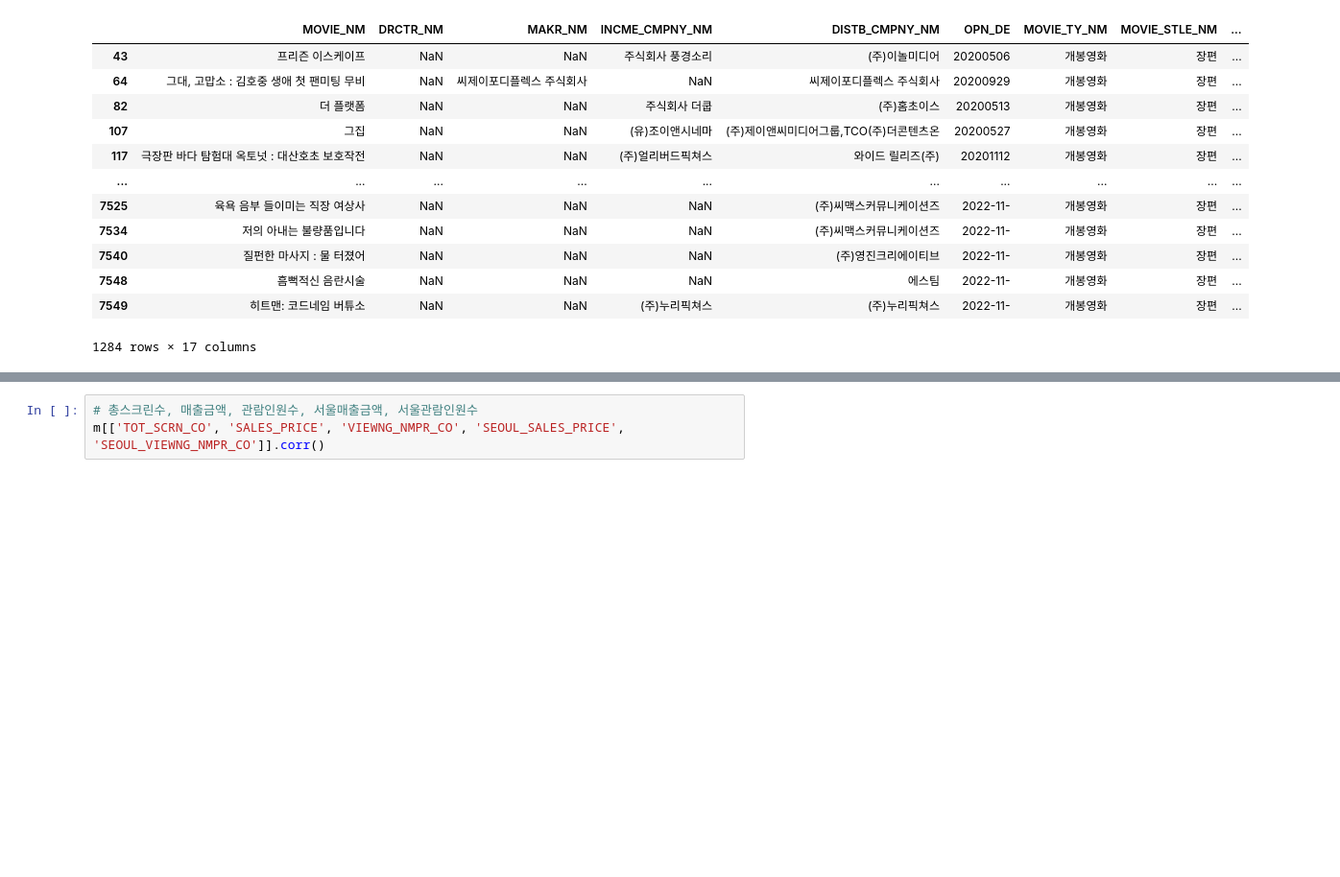
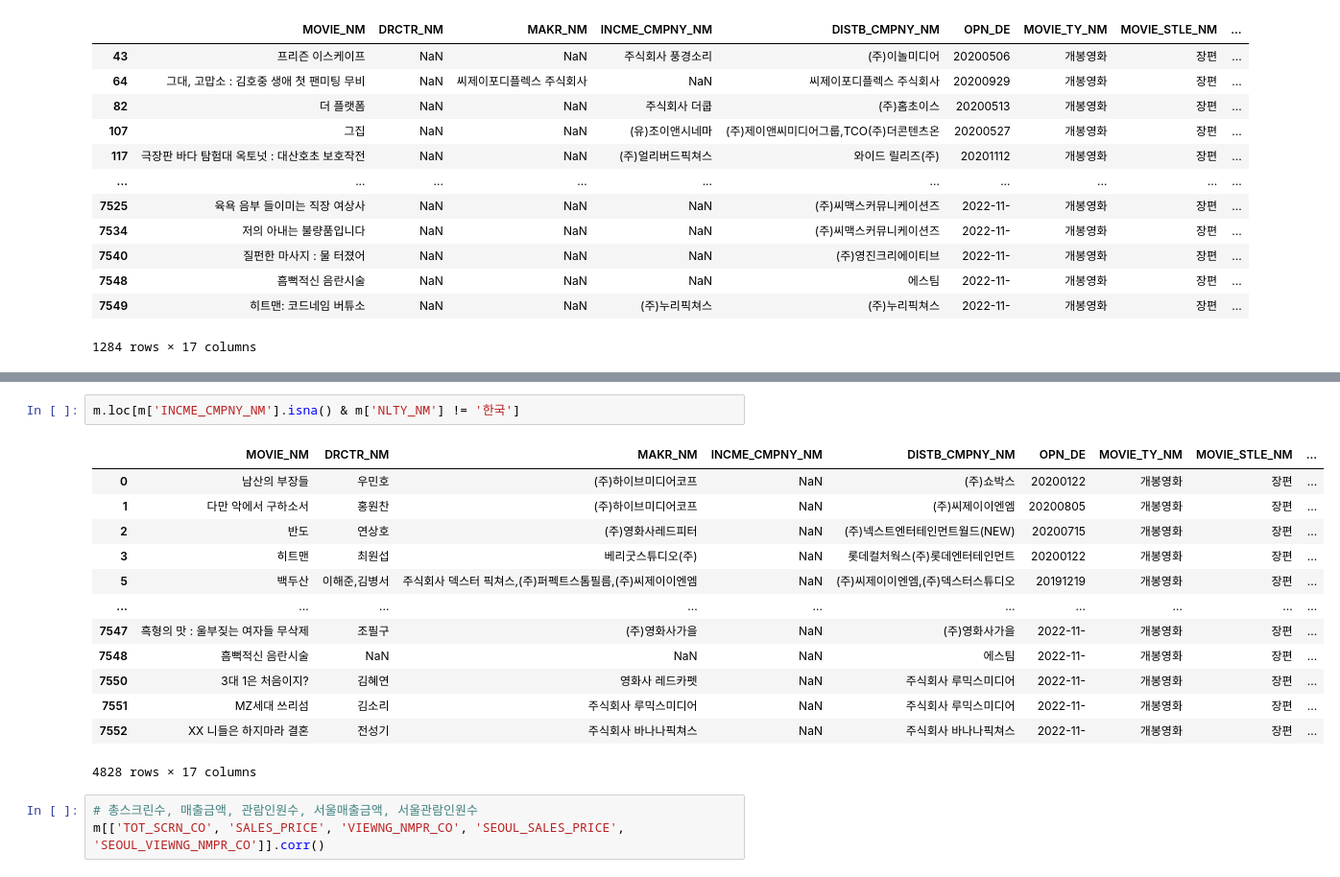
Before and after one commit to Dacon-ai-RunningFive/Dacon-AI, a Jupyter notebook: movie/EDA.ipynb, the cells around one changed output, grey strips where cells are left out. Shown at 96% size. Saved outputs shown, nothing was run; the diff lists cells and outputs as text; blank space fills up the shorter version.

```diff
--- a/movie/EDA.ipynb
+++ b/movie/EDA.ipynb
@@ -112,3 +128,19 @@ m.loc[m['DRCTR_NM'].isna()]
+# %%
+m.loc[m['INCME_CMPNY_NM'].isna() & m['NLTY_NM'] != '한국']
+# %% [output]
+|  | MOVIE_NM | DRCTR_NM | MAKR_NM | INCME_CMPNY_NM | DISTB_CMPNY_NM | OPN_DE | MOVIE_TY_NM | MOVIE_STLE_NM | ... |
+| 0 | 남산의 부장들 | 우민호 | (주)하이브미디어코프 | NaN | (주)쇼박스 | 20200122 | 개봉영화 | 장편 | ... |
+| 1 | 다만 악에서 구하소서 | 홍원찬 | (주)하이브미디어코프 | NaN | (주)씨제이이엔엠 | 20200805 | 개봉영화 | 장편 | ... |
+| 2 | 반도 | 연상호 | (주)영화사레드피터 | NaN | (주)넥스트엔터테인먼트월드(NEW) | 20200715 | 개봉영화 | 장편 | ... |
+| 3 | 히트맨 | 최원섭 | 베리굿스튜디오(주) | NaN | 롯데컬처웍스(주)롯데엔터테인먼트 | 20200122 | 개봉영화 | 장편 | ... |
+| 5 | 백두산 | 이해준,김병서 | 주식회사 덱스터 픽쳐스,(주)퍼펙트스톰필름,(주)씨제이이엔엠 | NaN | (주)씨제이이엔엠,(주)덱스터스튜디오 | 20191219 | 개봉영화 | 장편 | ... |
+| ... | ... | ... | ... | ... | ... | ... | ... | ... | ... |
+| 7547 | 흑형의 맛 : 울부짖는 여자들 무삭제 | 조필구 | (주)영화사가을 | NaN | (주)영화사가을 | 2022-11- | 개봉영화 | 장편 | ... |
+| 7548 | 흠뻑적신 음란시술 | NaN | NaN | NaN | 에스팀 | 2022-11- | 개봉영화 | 장편 | ... |
+| 7550 | 3대 1은 처음이지? | 김혜연 | 영화사 레드카펫 | NaN | 주식회사 루믹스미디어 | 2022-11- | 개봉영화 | 장편 | ... |
+| 7551 | MZ세대 쓰리섬 | 김소리 | 주식회사 루믹스미디어 | NaN | 주식회사 루믹스미디어 | 2022-11- | 개봉영화 | 장편 | ... |
+| 7552 | XX 니들은 하지마라 결혼 | 전성기 | 주식회사 바나나픽쳐스 | NaN | 주식회사 바나나픽쳐스 | 2022-11- | 개봉영화 | 장편 | ... |
+4828 rows × 17 columns
 # %%
 # 총스크린수, 매출금액, 관람인원수, 서울매출금액, 서울관람인원수
 m[['TOT_SCRN_CO', 'SALES_PRICE', 'VIEWNG_NMPR_CO', 'SEOUL_SALES_PRICE', 'SEOUL_VIEWNG_NMPR_CO']].corr()
```
Also changed, not shown: parts of 1 cell of this notebook.
